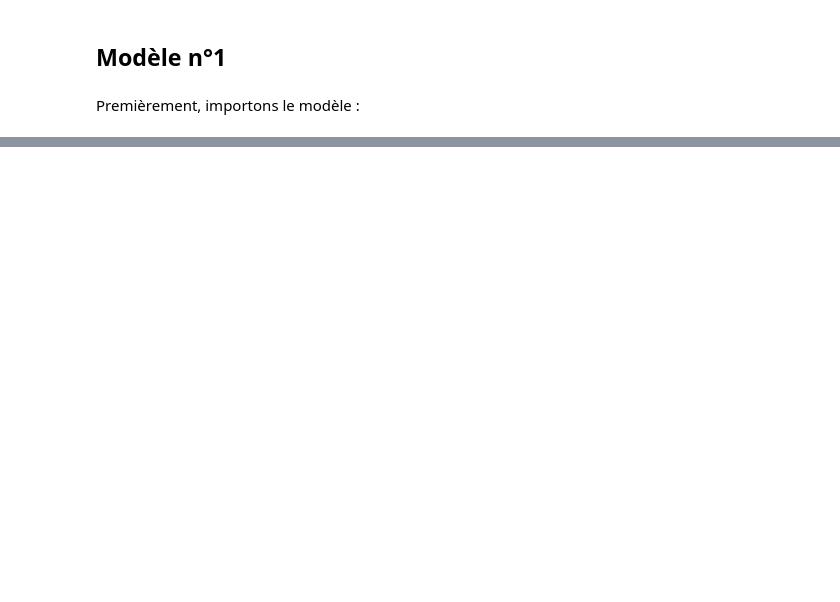
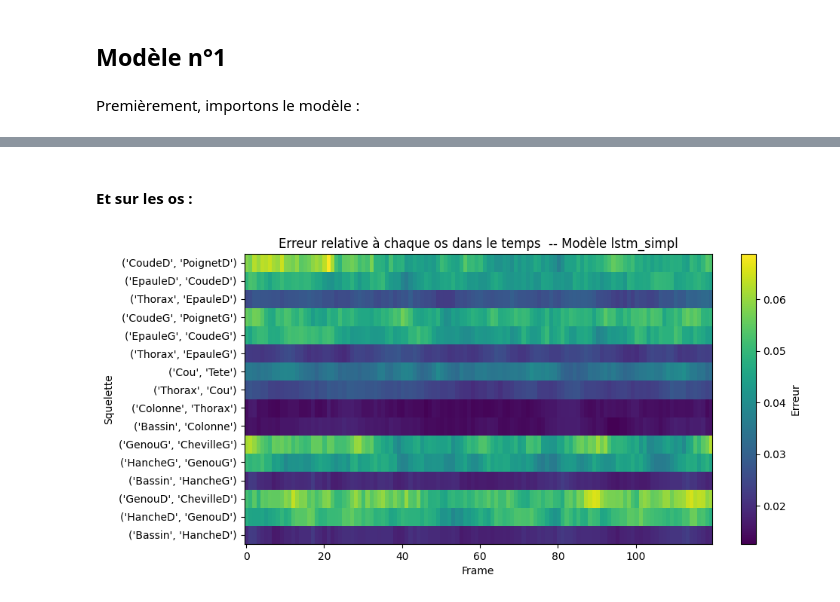
Before and after one commit to JulienLEFEBV/ProjetMIDL2, a Jupyter notebook: analyse_resultats.ipynb, the cells around one changed output, grey strips where cells are left out. Drawn from its saved outputs; the diff is of its cells as text; code cells hidden in the pictures; blank space fills up the shorter version.

```diff
--- a/analyse_resultats.ipynb
+++ b/analyse_resultats.ipynb
@@ -30,0 +319,14 @@ I0000 00:00:1768832465.899714   44665 gpu_device.cc:2020] Created device /job:lo
+# %% [markdown]
+#### Et sur les os :
+# %%
+plt.figure(figsize=(10,5))
+plt.imshow(mean_bone_lenght_err.T, aspect="auto", origin="lower")
+plt.colorbar(label="Erreur")
+labels = [str((JOINTURES[i], JOINTURES[j])) for i,j in SQUELETTE]
+plt.yticks(range(len(SQUELETTE)), labels)
+plt.xlabel("Frame")
+plt.ylabel("Squelette")
+plt.title("Erreur relative à chaque os dans le temps  -- Modèle lstm_simpl")
+plt.show()
+# %% [output]
+[figure, added]
```
Also changed, not shown: parts of 86 cells of this notebook, 21 other files.
